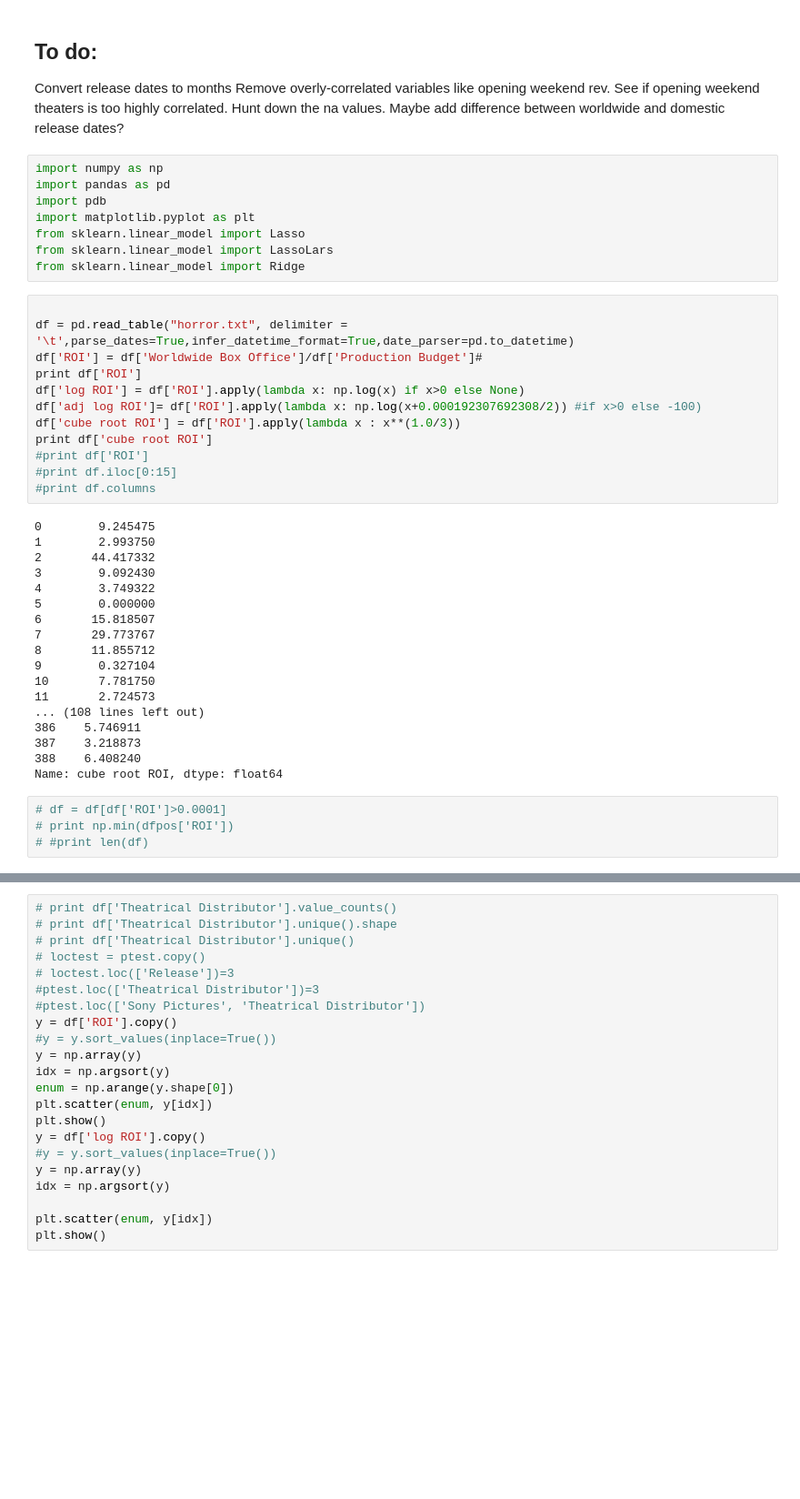
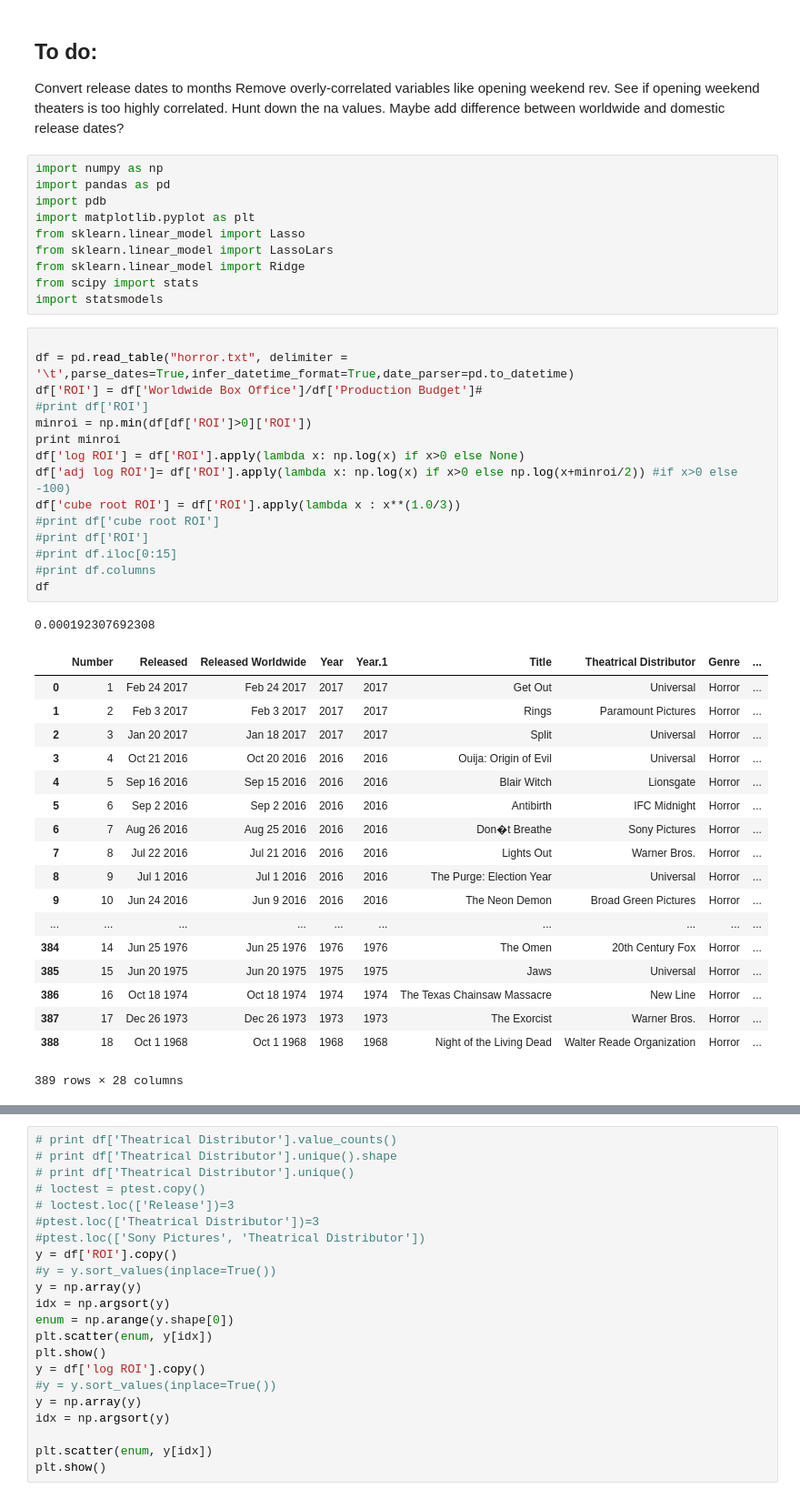
Before and after one commit to jasonyzhao/MetricsB, a Jupyter notebook: MetricsB.ipynb, the cells around one changed output, grey strips where cells are left out. Shown: that part at 91% size. Cells and saved outputs as stored; diff of their text form; blank space fills up the shorter version.

```diff
--- a/MetricsB.ipynb
+++ b/MetricsB.ipynb
@@ -13,39 +13,42 @@ import matplotlib.pyplot as plt
 from sklearn.linear_model import Lasso
 from sklearn.linear_model import LassoLars
 from sklearn.linear_model import Ridge
+from scipy import stats
+import statsmodels
 # %%
 
 df = pd.read_table("horror.txt", delimiter = '\t',parse_dates=True,infer_datetime_format=True,date_parser=pd.to_datetime)
 df['ROI'] = df['Worldwide Box Office']/df['Production Budget']#
-print df['ROI']
+#print df['ROI']
+minroi = np.min(df[df['ROI']>0]['ROI'])
+print minroi
 df['log ROI'] = df['ROI'].apply(lambda x: np.log(x) if x>0 else None)
-df['adj log ROI']= df['ROI'].apply(lambda x: np.log(x+0.000192307692308/2)) #if x>0 else -100)
+df['adj log ROI']= df['ROI'].apply(lambda x: np.log(x) if x>0 else np.log(x+minroi/2)) #if x>0 else -100)
 df['cube root ROI'] = df['ROI'].apply(lambda x : x**(1.0/3))
-print df['cube root ROI']
+#print df['cube root ROI']
 #print df['ROI']
 #print df.iloc[0:15]
 #print df.columns
+df
 # %% [output]
-0        9.245475
-1        2.993750
-2       44.417332
-3        9.092430
-4        3.749322
-5        0.000000
-6       15.818507
-7       29.773767
-8       11.855712
-9        0.327104
-10       7.781750
-11       2.724573
-... (108 lines left out)
-386    5.746911
-387    3.218873
-388    6.408240
-Name: cube root ROI, dtype: float64
+0.000192307692308
+|  | Number | Released | Released Worldwide | Year | Year.1 | Title | Theatrical Distributor | Genre | ... |
+| 0 | 1 | Feb 24 2017 | Feb 24 2017 | 2017 | 2017 | Get Out | Universal | Horror | ... |
+| 1 | 2 | Feb 3 2017 | Feb 3 2017 | 2017 | 2017 | Rings | Paramount Pictures | Horror | ... |
+| 2 | 3 | Jan 20 2017 | Jan 18 2017 | 2017 | 2017 | Split | Universal | Horror | ... |
+| 3 | 4 | Oct 21 2016 | Oct 20 2016 | 2016 | 2016 | Ouija: Origin of Evil | Universal | Horror | ... |
+| 4 | 5 | Sep 16 2016 | Sep 15 2016 | 2016 | 2016 | Blair Witch | Lionsgate | Horror | ... |
+| 5 | 6 | Sep 2 2016 | Sep 2 2016 | 2016 | 2016 | Antibirth | IFC Midnight | Horror | ... |
+| 6 | 7 | Aug 26 2016 | Aug 25 2016 | 2016 | 2016 | Don�t Breathe | Sony Pictures | Horror | ... |
+| 7 | 8 | Jul 22 2016 | Jul 21 2016 | 2016 | 2016 | Lights Out | Warner Bros. | Horror | ... |
+| 8 | 9 | Jul 1 2016 | Jul 1 2016 | 2016 | 2016 | The Purge: Election Year | Universal | Horror | ... |
+| 9 | 10 | Jun 24 2016 | Jun 9 2016 | 2016 | 2016 | The Neon Demon | Broad Green Pictures | Horror | ... |
+| ... | ... | ... | ... | ... | ... | ... | ... | ... | ... |
+| 384 | 14 | Jun 25 1976 | Jun 25 1976 | 1976 | 1976 | The Omen | 20th Century Fox | Horror | ... |
+| 385 | 15 | Jun 20 1975 | Jun 20 1975 | 1975 | 1975 | Jaws | Universal | Horror | ... |
+| 386 | 16 | Oct 18 1974 | Oct 18 1974 | 1974 | 1974 | The Texas Chainsaw Massacre | New Line | Horror | ... |
+| 387 | 17 | Dec 26 1973 | Dec 26 1973 | 1973 | 1973 | The Exorcist | Warner Bros. | Horror | ... |
+| 388 | 18 | Oct 1 1968 | Oct 1 1968 | 1968 | 1968 | Night of the Living Dead | Walter Reade Organization | Horror | ... |
+389 rows × 28 columns
-# %%
-# df = df[df['ROI']>0.0001]
-# print np.min(dfpos['ROI'])
-# #print len(df)
 # %%
 ptest = df[['Title', 'Released','Released Worldwide', 'Year', 'Theatrical Distributor','Source','Creative Type', \
```
Also changed, not shown: parts of 15 cells of this notebook.
